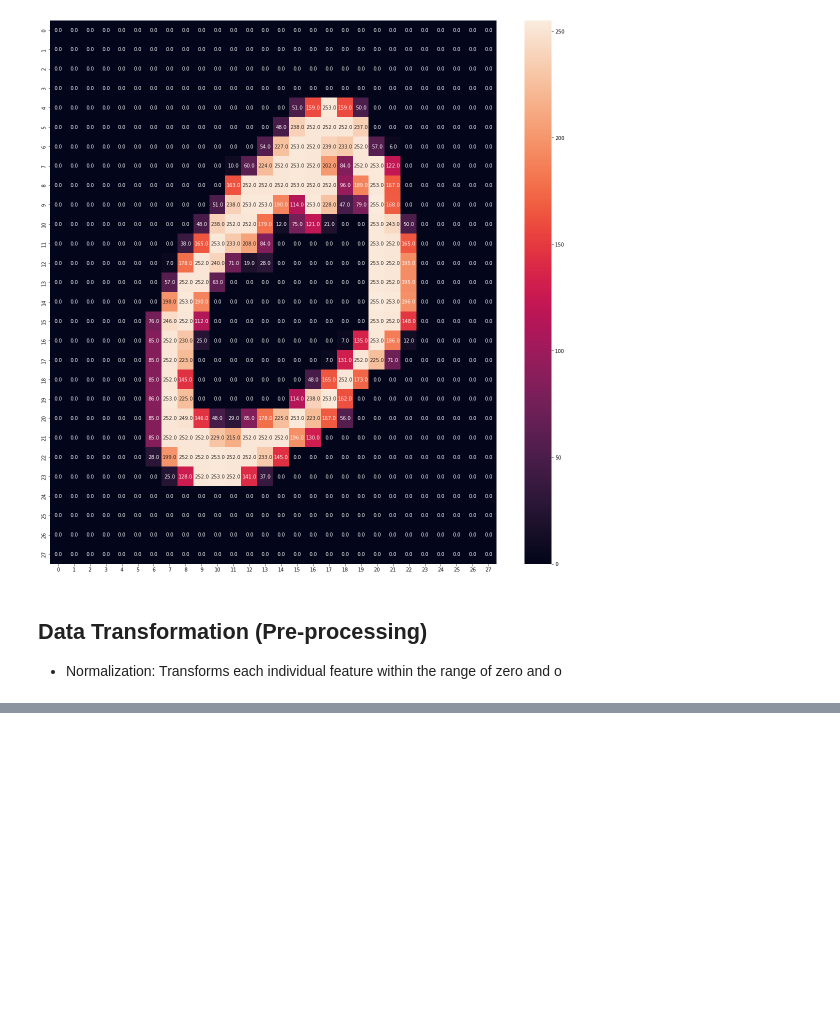
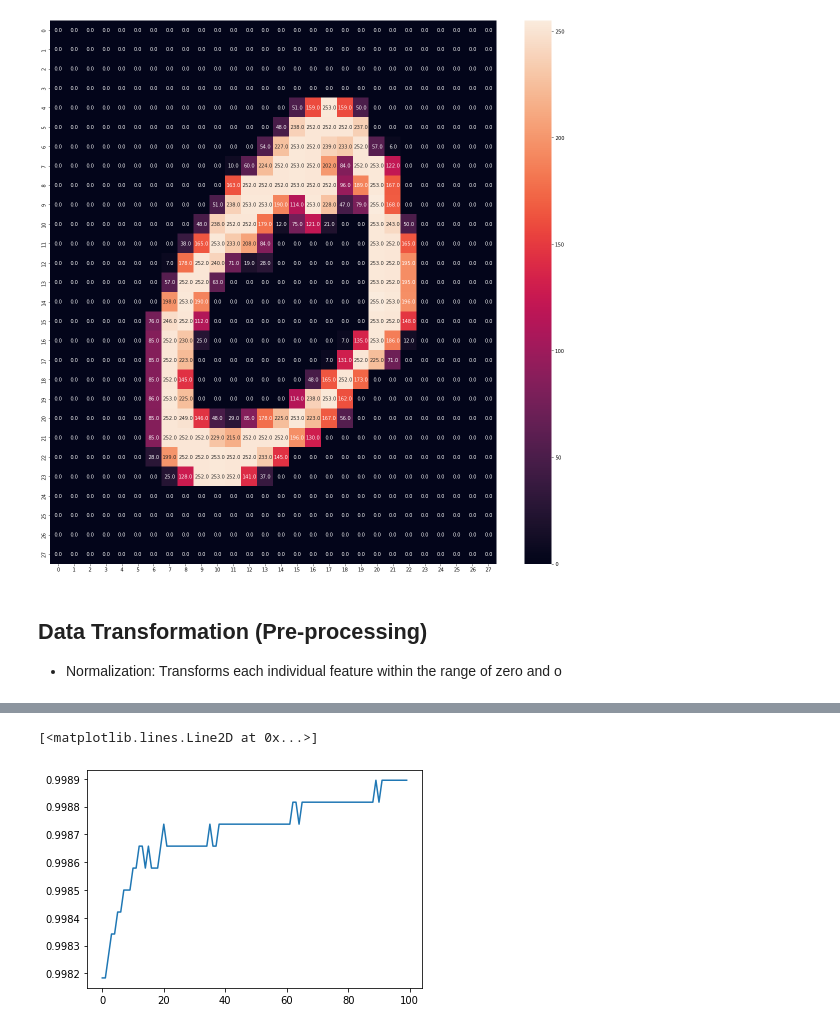
Before and after one commit to thanktua-spp/machine-learning-fundamentals, a Jupyter notebook: MNIST_from_scratch.ipynb, the cells around one changed output, grey strips where cells are left out. Saved outputs shown, nothing was run; the diff lists cells and outputs as text; code cells hidden in the pictures; blank space fills up the shorter version.

```diff
--- a/MNIST_from_scratch.ipynb
+++ b/MNIST_from_scratch.ipynb
@@ -93,0 +304,4 @@ sns.heatmap(x_bin_train[0], annot=True, fmt='.1f')
+# %%
+model = tf.keras.Sequential()
+model.add(tf.keras.layers.Dense(1,  activation='sigmoid', input_shape=(x_train_flat.shape[1],)))
+model.summary()
@@ -93,0 +320,13 @@ sns.heatmap(x_bin_train[0], annot=True, fmt='.1f')
+# %%
+model.compile(
+    optimizer="sgd",
+    loss='bce',
+    metrics=['accuracy']
+)
+# %%
+history = model.fit(
+          x=x_train_flat,
+          y=y_train_norm,
+          epochs=100,
+          verbose="auto"
+)
@@ -93,0 +351,5 @@ sns.heatmap(x_bin_train[0], annot=True, fmt='.1f')
+# %%
+plt.plot(history.history['accuracy'])
+# %% [output]
+[<matplotlib.lines.Line2D at 0x...>]
+[figure, added]
```
Also changed, not shown: parts of 38 cells of this notebook.
